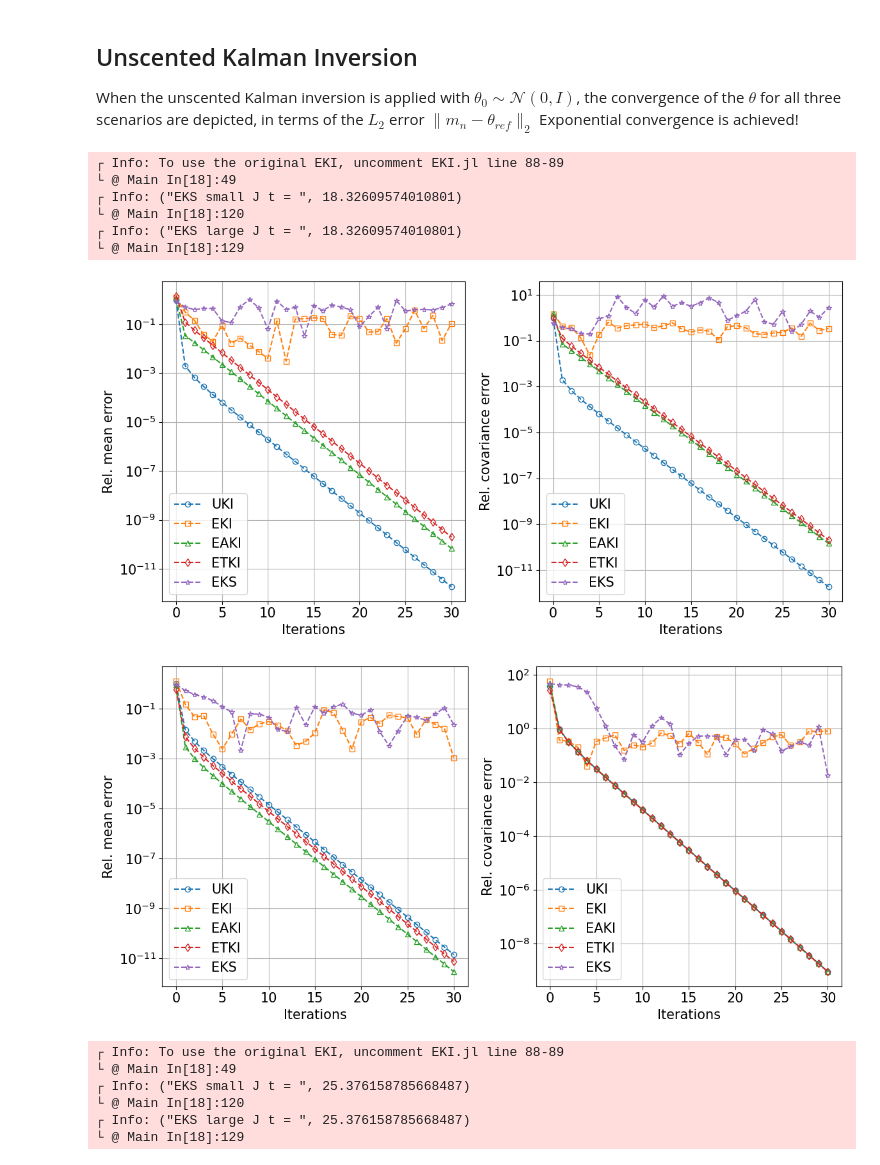
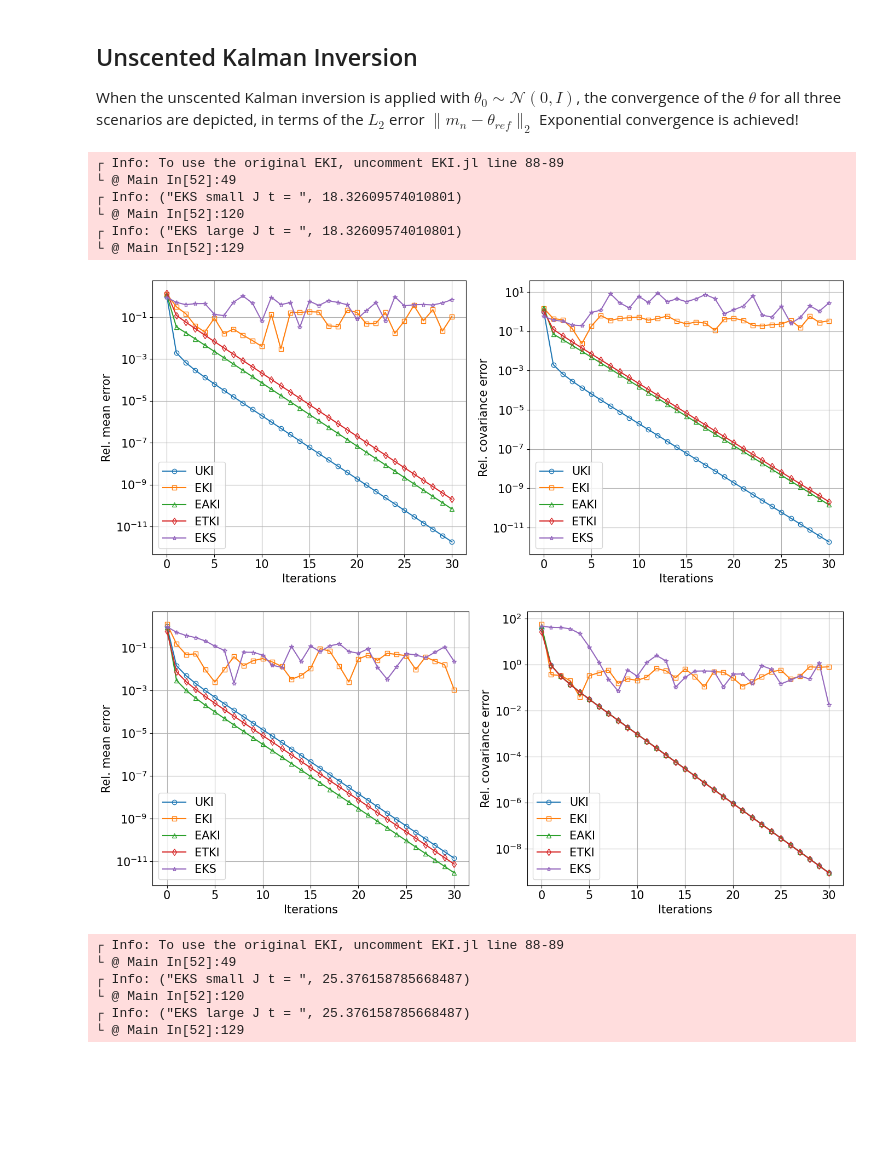
Before and after one commit to Zhengyu-Huang/InverseProblems.jl, a Jupyter notebook: Linear/Linear-2-parameter-New.ipynb, the cells around one changed output. Drawn from its saved outputs; the diff is of its cells as text; code cells hidden in the pictures; blank space fills up the shorter version.

```diff
--- a/Linear/Linear-2-parameter-New.ipynb
+++ b/Linear/Linear-2-parameter-New.ipynb
@@ -334,55 +334,55 @@ for problem_type in ("under-determined", "over-determined")
 #     ax[2].semilogy(ites, eaki_s_errors[:, 2], "--*", color = "C3", fillstyle="none", label="EAKI (J=$(N_θ_s))")
 #     ax[2].semilogy(ites, eaki_l_errors[:, 2], "--s", color = "C4", fillstyle="none", label="EAKI (J=$(N_θ_l))")
 #     ax[2].semilogy(ites, etki_s_errors[:, 2], "--*", color = "C5", fillstyle="none", label="ETKI (J=$(N_θ_s))")
 #     ax[2].semilogy(ites, etki_l_errors[:, 2], "--s", color = "C6", fillstyle="none", label="ETKI (J=$(N_θ_l))")
 #     ax[2].semilogy(ites, eks_s_errors[:, 2], "--*", color = "C7", fillstyle="none", label="EKS (J=$(N_θ_s))")
 #     ax[2].semilogy(ites, eks_l_errors[:, 2], "--s", color = "C8", fillstyle="none", label="EKS (J=$(N_θ_l))")
 #     ax[2].set_xlabel("Iterations")
 #     ax[2].set_ylabel("Rel. covariance error")
 #     ax[2].grid("on")
 #     ax[2].legend()
 #     fig.tight_layout()
 #     fig.savefig("Linear-$(problem_type)-EKI.pdf")
 
 
-    fig, ax = PyPlot.subplots(nrows = 1, ncols=2, sharex=false, sharey=false, figsize=(12,6))
-    ax[1].semilogy(ites, uki_errors[:, 1],   "--o", color = "C0", fillstyle="none", label="UKI")
-    ax[1].semilogy(ites, eki_l_errors[:, 1], "--s", color = "C1", fillstyle="none", label="EKI")
-    ax[1].semilogy(ites, eaki_l_errors[:, 1], "--^", color = "C2", fillstyle="none", label="EAKI")
-    ax[1].semilogy(ites, etki_l_errors[:, 1], "--d", color = "C3", fillstyle="none", label="ETKI")
-    ax[1].semilogy(ites, eks_l_errors[:, 1], "--*", color = "C4", fillstyle="none", label="EKS")
+    fig, ax = PyPlot.subplots(nrows = 1, ncols=2, sharex=false, sharey=false, figsize=(14,6))
+    ax[1].semilogy(ites, uki_errors[:, 1],   "-o", color = "C0", fillstyle="none", label="UKI")
+    ax[1].semilogy(ites, eki_l_errors[:, 1], "-s", color = "C1", fillstyle="none", label="EKI")
+    ax[1].semilogy(ites, eaki_l_errors[:, 1], "-^", color = "C2", fillstyle="none", label="EAKI")
+    ax[1].semilogy(ites, etki_l_errors[:, 1], "-d", color = "C3", fillstyle="none", label="ETKI")
+    ax[1].semilogy(ites, eks_l_errors[:, 1], "-*", color = "C4", fillstyle="none", label="EKS")
     ax[1].set_xlabel("Iterations")
     ax[1].set_ylabel("Rel. mean error")
     ax[1].grid("on")
     ax[1].legend()
 
-    ax[2].semilogy(ites, uki_errors[:, 2],   "--o", color = "C0", fillstyle="none", label="UKI")
-    ax[2].semilogy(ites, eki_l_errors[:, 2], "--s", color = "C1", fillstyle="none", label="EKI")
-    ax[2].semilogy(ites, eaki_l_errors[:, 2], "--^", color = "C2", fillstyle="none", label="EAKI")
-    ax[2].semilogy(ites, etki_l_errors[:, 2], "--d", color = "C3", fillstyle="none", label="ETKI")
-    ax[2].semilogy(ites, eks_l_errors[:, 2], "--*", color = "C4", fillstyle="none", label="EKS")
+    ax[2].semilogy(ites, uki_errors[:, 2],   "-o", color = "C0", fillstyle="none", label="UKI")
+    ax[2].semilogy(ites, eki_l_errors[:, 2], "-s", color = "C1", fillstyle="none", label="EKI")
+    ax[2].semilogy(ites, eaki_l_errors[:, 2], "-^", color = "C2", fillstyle="none", label="EAKI")
+    ax[2].semilogy(ites, etki_l_errors[:, 2], "-d", color = "C3", fillstyle="none", label="ETKI")
+    ax[2].semilogy(ites, eks_l_errors[:, 2], "-*", color = "C4", fillstyle="none", label="EKS")
     ax[2].set_xlabel("Iterations")
     ax[2].set_ylabel("Rel. covariance error")
     ax[2].grid("on")
     ax[2].legend()
     fig.tight_layout()
     fig.savefig("Linear-$(problem_type).pdf")
 end
 # %% [output]
 ┌ Info: To use the original EKI, uncomment EKI.jl line 88-89
-└ @ Main In[18]:49
+└ @ Main In[52]:49
 ┌ Info: ("EKS small J t = ", 18.32609574010801)
-└ @ Main In[18]:120
+└ @ Main In[52]:120
 ┌ Info: ("EKS large J t = ", 18.32609574010801)
-└ @ Main In[18]:129
+└ @ Main In[52]:129
-[figure, old version]
+[figure, new version]
-[figure, old version]
+[figure, new version]
 ┌ Info: To use the original EKI, uncomment EKI.jl line 88-89
-└ @ Main In[18]:49
+└ @ Main In[52]:49
 ┌ Info: ("EKS small J t = ", 25.376158785668487)
-└ @ Main In[18]:120
+└ @ Main In[52]:120
 ┌ Info: ("EKS large J t = ", 25.376158785668487)
-└ @ Main In[18]:129
+└ @ Main In[52]:129
 # %%
 FT = Float64
 uki_objs = Dict()
```
Also changed, not shown: parts of 2 cells of this notebook, 2 other files.
